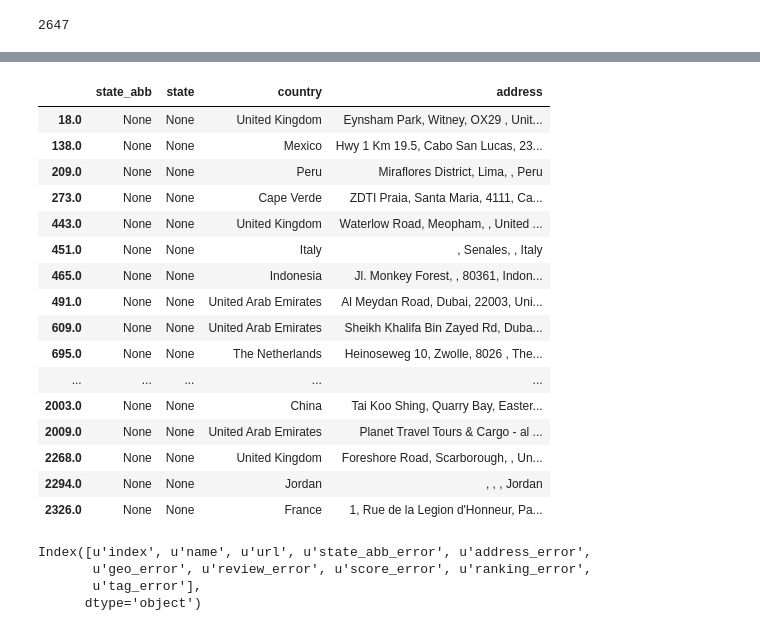
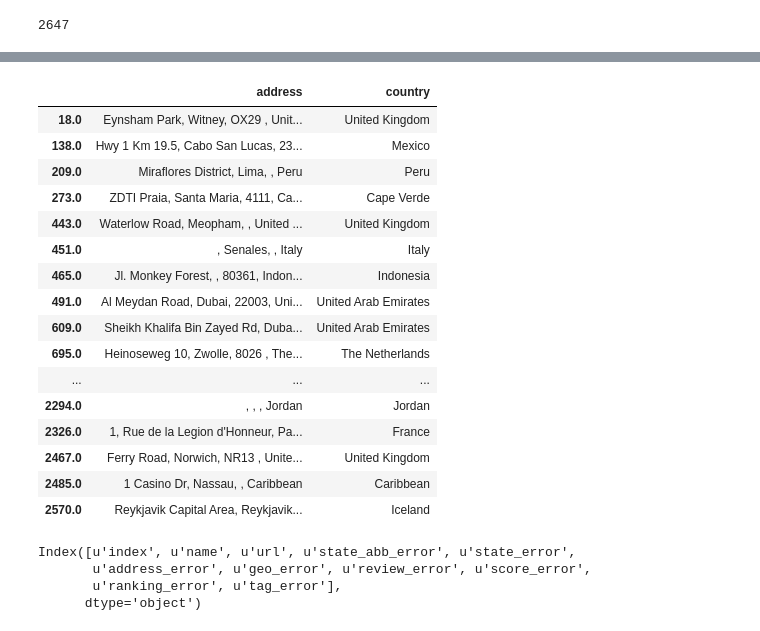
Before and after one commit to kennethcc2005/friends, a Jupyter notebook: Data Wrangling.ipynb, the cells around one changed output, grey strips where cells are left out. Drawn from its saved outputs; the diff is of its cells as text; code cells hidden in the pictures.

Commit message:
finish web scraping py

```diff
--- a/Data Wrangling.ipynb
+++ b/Data Wrangling.ipynb
@@ -72,3 +57,8 @@ cities_coords.to_csv('all_cities_coords.csv')
 # %%
 engine = create_engine('postgresql://Gon@localhost:5432/travel_with_friends')
 cities_coords.to_sql('all_cities_coords',engine, if_exists = "replace")
+# %%
+import us_state_abbrevation as abb
+state_abb_dict = abb.abb2state
+state_abb_dict['CA']
+# print state_abb_dict.keys()[state_abb_dict.values().index('CA')]
@@ -78,8 +80,3 @@ db = client.zoeshrm
 db.TripAdvisor_state_park.count()
 # %% [output]
 2647
-# %%
-import us_state_abbrevation as abb
-state_abb_dict = abb.state2abb
-# state_abb['California']
-print state_abb_dict.keys()[state_abb_dict.values().index('CA')]
@@ -94,0 +83,4 @@ g = geocoder.google(full_address)
+# %%
+from web_scraping_tripadvisor import state_park_web as web
+state_park_pages = db.TripAdvisor_state_park.find()
+poi_detail_state_park_df, error_message_df = web(state_park_pages)
@@ -154,7 +164,7 @@ for page in state_park_pages[len(poi_detail_state_park):]:
     state_abb = s.find('span', attrs = {'property':'addressRegion'}).text.strip()
     if state_abb:
         try:
-            state = state_abb_dict.keys()[state_abb_dict.values().index(state_abb)]
+            state = state_abb_dict[state_abb]
         except:
             state_abb_error = 1
             state = state_abb
@@ -183,7 +193,7 @@ for page in state_park_pages[len(poi_detail_state_park):]:
     except:
         geo_error =1
         latitude, longitude, geo_content = None, None, None
-        break
+#         break
     #num_reviews
     try:
         num_reviews = s.find('div', attrs = {'class': 'rs rating'}).find('a').get('content')
@@ -234,4 +244,4 @@ for page in state_park_pages[len(poi_detail_state_park):]:
     error_message = [index, name, url,state_abb_error, address_error, geo_error, review_error, score_error, ranking_error, tag_error]
     error_message_df.loc[len(poi_detail_state_park)] =error_message
     index += 1
-    time.sleep(1)
+#     time.sleep(1)
@@ -502,30 +476,30 @@ len(query_result.places)
 state_abb_error_ix = error_message_df[error_message_df['state_abb_error']==1]['index']
 address_error_ix = error_message_df[error_message_df['address_error']==1]['index']
 # %%
-# poi_detail_state_park.ix[state_abb_error_ix][['state_abb','state','country']]
-poi_detail_state_park.ix[address_error_ix][['state_abb','state','country','address']]
+# poi_detail_state_park_df.ix[state_abb_error_ix][['state_abb','state','country']]
+poi_detail_state_park_df.ix[address_error_ix][['address','country']]
 # %% [output]
-|  | state_abb | state | country | address |
-| 18.0 | None | None | United Kingdom | Eynsham Park, Witney, OX29 , Unit... |
-| 138.0 | None | None | Mexico | Hwy 1 Km 19.5, Cabo San Lucas, 23... |
-| 209.0 | None | None | Peru | Miraflores District, Lima, , Peru |
-| 273.0 | None | None | Cape Verde | ZDTI Praia, Santa Maria, 4111, Ca... |
-| 443.0 | None | None | United Kingdom | Waterlow Road, Meopham, , United ... |
-| 451.0 | None | None | Italy | , Senales, , Italy |
-| 465.0 | None | None | Indonesia | Jl. Monkey Forest, , 80361, Indon... |
-| 491.0 | None | None | United Arab Emirates | Al Meydan Road, Dubai, 22003, Uni... |
-| 609.0 | None | None | United Arab Emirates | Sheikh Khalifa Bin Zayed Rd, Duba... |
-| 695.0 | None | None | The Netherlands | Heinoseweg 10, Zwolle, 8026 , The... |
-| ... | ... | ... | ... | ... |
-| 2003.0 | None | None | China | Tai Koo Shing, Quarry Bay, Easter... |
-| 2009.0 | None | None | United Arab Emirates | Planet Travel Tours & Cargo - al ... |
-| 2268.0 | None | None | United Kingdom | Foreshore Road, Scarborough, , Un... |
-| 2294.0 | None | None | Jordan | , , , Jordan |
-| 2326.0 | None | None | France | 1, Rue de la Legion d'Honneur, Pa... |
+|  | address | country |
+| 18.0 | Eynsham Park, Witney, OX29 , Unit... | United Kingdom |
+| 138.0 | Hwy 1 Km 19.5, Cabo San Lucas, 23... | Mexico |
+| 209.0 | Miraflores District, Lima, , Peru | Peru |
+| 273.0 | ZDTI Praia, Santa Maria, 4111, Ca... | Cape Verde |
+| 443.0 | Waterlow Road, Meopham, , United ... | United Kingdom |
+| 451.0 | , Senales, , Italy | Italy |
+| 465.0 | Jl. Monkey Forest, , 80361, Indon... | Indonesia |
+| 491.0 | Al Meydan Road, Dubai, 22003, Uni... | United Arab Emirates |
+| 609.0 | Sheikh Khalifa Bin Zayed Rd, Duba... | United Arab Emirates |
+| 695.0 | Heinoseweg 10, Zwolle, 8026 , The... | The Netherlands |
+| ... | ... | ... |
+| 2294.0 | , , , Jordan | Jordan |
+| 2326.0 | 1, Rue de la Legion d'Honneur, Pa... | France |
+| 2467.0 | Ferry Road, Norwich, NR13 , Unite... | United Kingdom |
+| 2485.0 | 1 Casino Dr, Nassau, , Caribbean | Caribbean |
+| 2570.0 | Reykjavik Capital Area, Reykjavik... | Iceland |
 # %%
 error_message_df.columns
 # %% [output]
-Index([u'index', u'name', u'url', u'state_abb_error', u'address_error',
-       u'geo_error', u'review_error', u'score_error', u'ranking_error',
-       u'tag_error'],
+Index([u'index', u'name', u'url', u'state_abb_error', u'state_error',
+       u'address_error', u'geo_error', u'review_error', u'score_error',
+       u'ranking_error', u'tag_error'],
       dtype='object')
```
Also changed, not shown: parts of 39 cells of this notebook, 5 other files.
